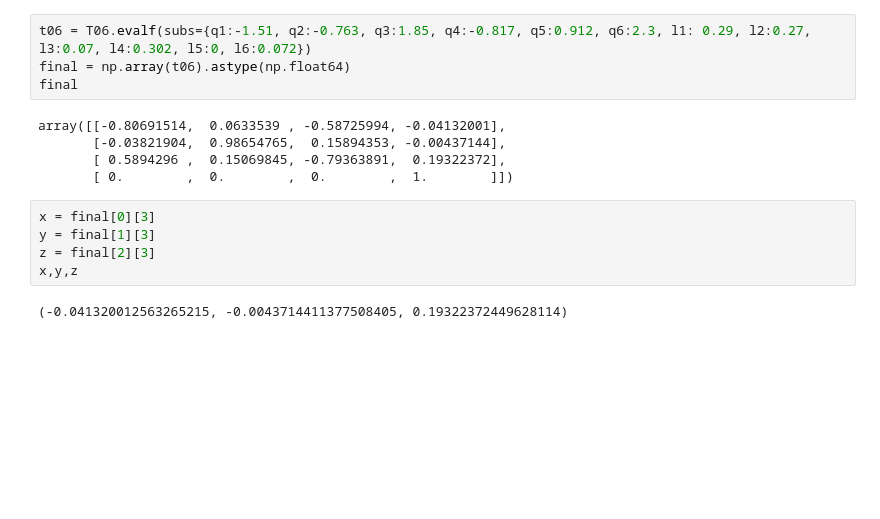
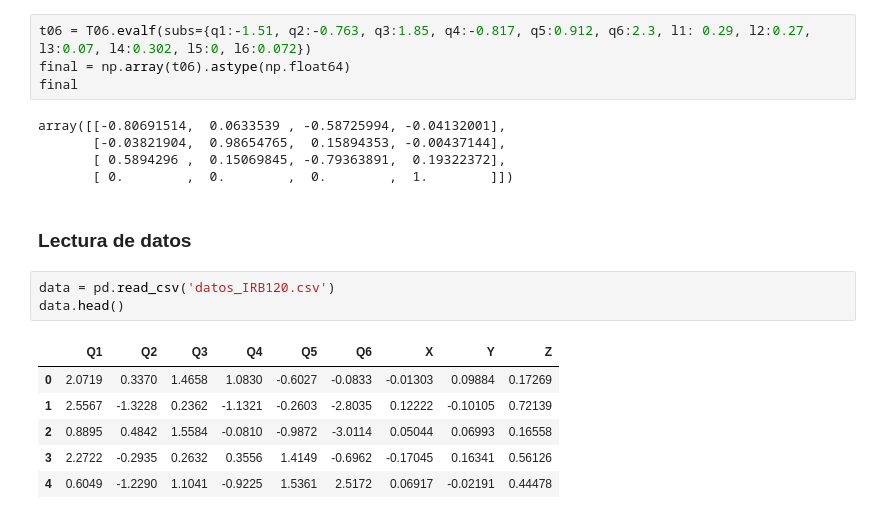
Before and after one commit to jhon954/InverseKinematicwithDeepNeuralNetworks, a Jupyter notebook: ik_dnn.ipynb, the cells around one changed output. Cells and saved outputs as stored; diff of their text form; blank space fills up the shorter version.

```diff
--- a/ik_dnn.ipynb
+++ b/ik_dnn.ipynb
@@ -163,10 +170,15 @@ array([[-0.80691514,  0.0633539 , -0.58725994, -0.04132001],
        [-0.03821904,  0.98654765,  0.15894353, -0.00437144],
        [ 0.5894296 ,  0.15069845, -0.79363891,  0.19322372],
        [ 0.        ,  0.        ,  0.        ,  1.        ]])
-# %%
-x = final[0][3]
-y = final[1][3]
-z = final[2][3]
-x,y,z
-# %% [output]
-(-0.041320012563265215, -0.0043714411377508405, 0.19322372449628114)
+# %% [markdown]
+### Lectura de datos
+# %%
+data = pd.read_csv('datos_IRB120.csv')
+data.head()
+# %% [output]
+|  | Q1 | Q2 | Q3 | Q4 | Q5 | Q6 | X | Y | Z |
+| 0 | 2.0719 | 0.3370 | 1.4658 | 1.0830 | -0.6027 | -0.0833 | -0.01303 | 0.09884 | 0.17269 |
+| 1 | 2.5567 | -1.3228 | 0.2362 | -1.1321 | -0.2603 | -2.8035 | 0.12222 | -0.10105 | 0.72139 |
+| 2 | 0.8895 | 0.4842 | 1.5584 | -0.0810 | -0.9872 | -3.0114 | 0.05044 | 0.06993 | 0.16558 |
+| 3 | 2.2722 | -0.2935 | 0.2632 | 0.3556 | 1.4149 | -0.6962 | -0.17045 | 0.16341 | 0.56126 |
+| 4 | 0.6049 | -1.2290 | 1.1041 | -0.9225 | 1.5361 | 2.5172 | 0.06917 | -0.02191 | 0.44478 |
```
Also changed, not shown: parts of 27 cells of this notebook, 2 other files.
